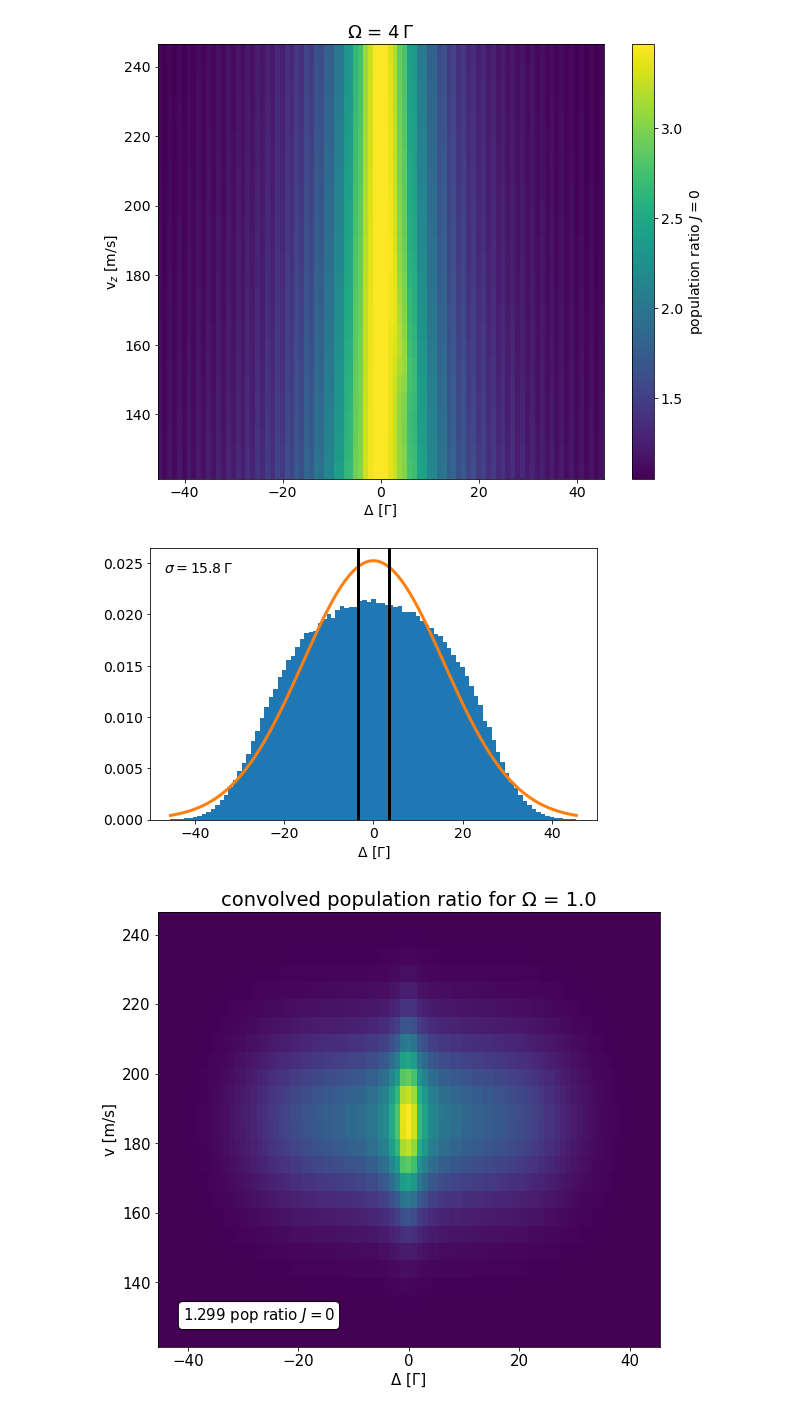
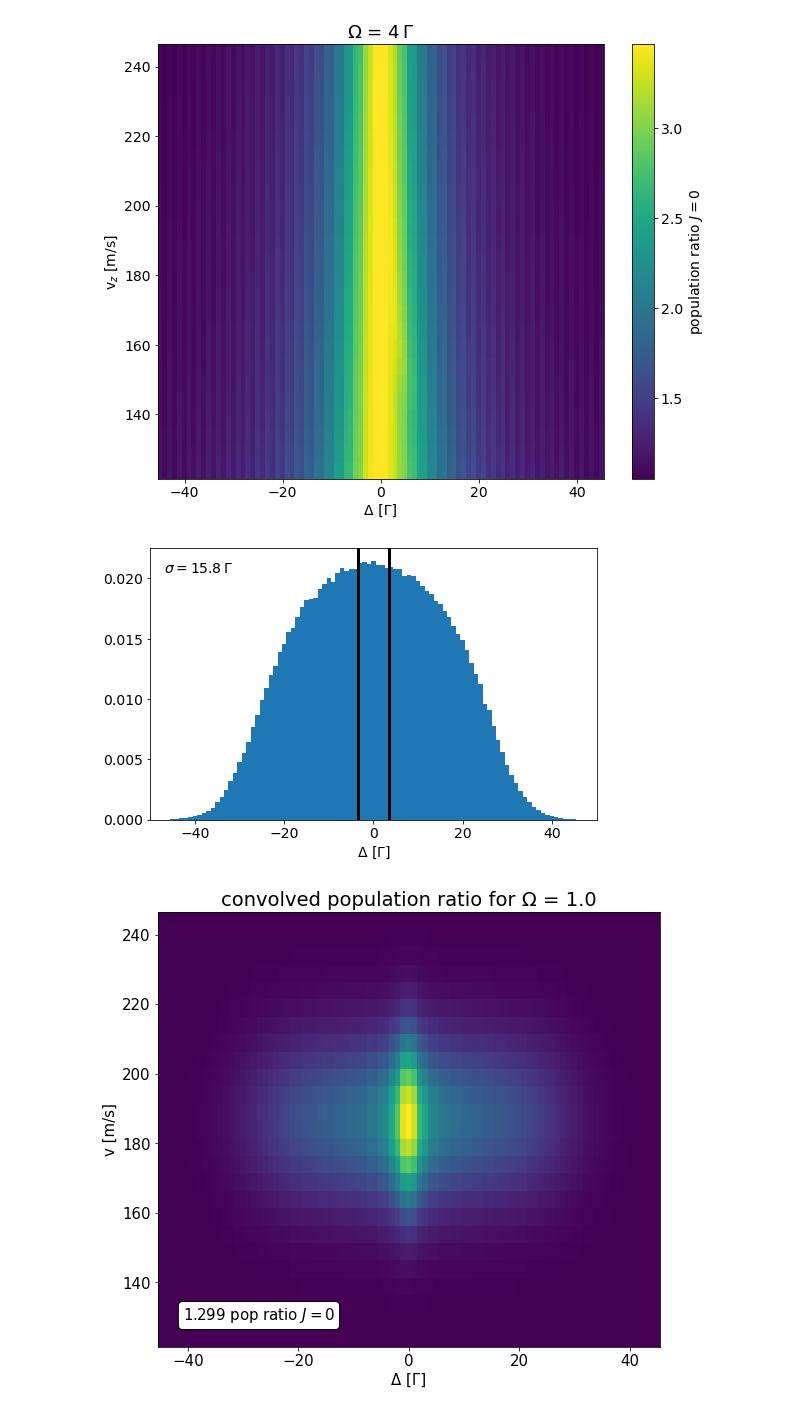
Before and after one commit to ograsdijk/optical-bloch, a Jupyter notebook: Velocity Broadening with Multipass no aperture.ipynb, the cells around one changed output. Drawn from its saved outputs; the diff is of its cells as text; code cells hidden in the pictures.

```diff
--- a/Velocity Broadening with Multipass no aperture.ipynb
+++ b/Velocity Broadening with Multipass no aperture.ipynb
@@ -662,30 +662,25 @@ for Ω_factor in [1,2,3,4]:
 # %%
 # Expected distribution of Δ due to the transverse velocity spread, calculated earlier in the notebook
 bins = np.array(Main.Deltas)/Γ
 bins = np.append(bins, [bins[-1]+np.diff(bins)[0]])
 bins -= np.diff(bins)[0]/2
 
 fig, ax = plt.subplots(figsize = (8,5))
 
 m = np.ones(v_x.shape, dtype = bool)
 Δ_convolve_norms, Δ_bins, _ = ax.hist(v_x[m]*v_to_Γ, bins = bins, label = r'$v_x$', density = True)
 
-mu, sigma = norm.fit(v_x[m]*v_to_Γ)
-
-_x = np.linspace(bins.min(), bins.max(), 101)
-ax.plot(_x, norm.pdf(_x, mu, sigma), lw = 3)
-
 ax.axvline(v_acceptable*v_to_Γ, lw = 3, color = 'k')
 ax.axvline(-v_acceptable*v_to_Γ, lw = 3, color = 'k')
 
 ax.set_xlabel(r'$\Delta$ [Γ]')
 set_fontsize(ax, 14)
 
 text = f'$\sigma = ${sigma:.1f}$\,$Γ'
 ax.text(0.03, 0.95, text, transform = ax.transAxes,
         ha = 'left', va = 'top', fontsize = 14);
 # %% [output]
-[figure, old version]
+[figure, new version]
 # %%
 for Ω_factor in [1,2,3,4,5]:
     m = results_array_J0[:,0] == Ω_factor
```
